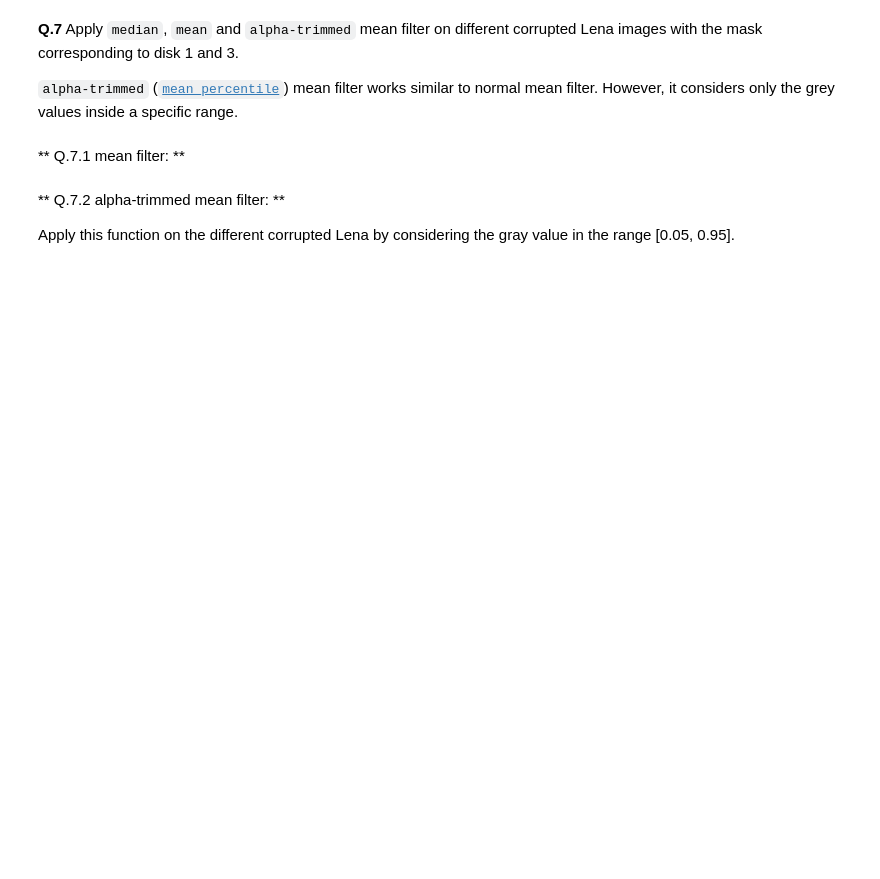
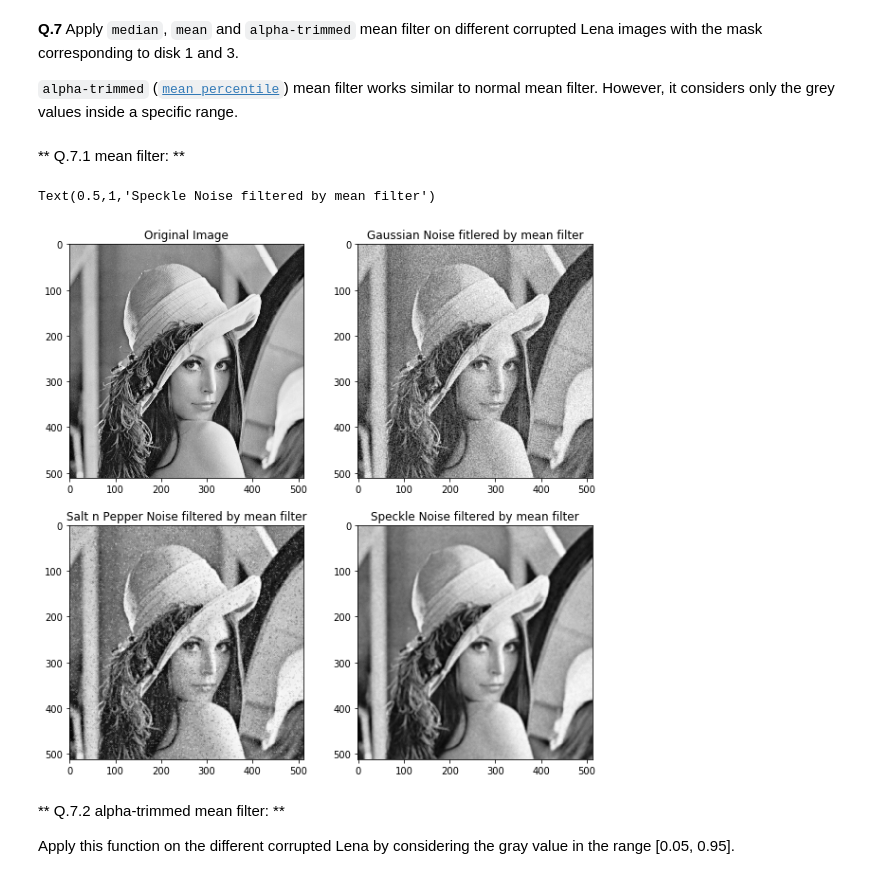
Before and after one commit to amjadkhan9686/B31XB-IIP-TP-1718, a Jupyter notebook: 4-filter-spatial-domain/4-spatial-filter.ipynb, the cells around one changed output. Saved outputs shown, nothing was run; the diff lists cells and outputs as text; code cells hidden in the pictures; blank space fills up the shorter version.

```diff
--- a/4-filter-spatial-domain/4-spatial-filter.ipynb
+++ b/4-filter-spatial-domain/4-spatial-filter.ipynb
@@ -232,6 +294,28 @@ from skimage import util
  `alpha-trimmed` ([`mean_percentile`](http://scikit-image.org/docs/dev/api/skimage.filters.rank.html#skimage.filters.rank.mean_percentile)) mean filter works similar to normal mean filter. However, it considers only the grey values inside a specific range.
 # %% [markdown]
 ** Q.7.1 mean filter: **
+# %%
+mean_filt_im1 = filters.rank.mean(lena_gn_im, disk(1))
+mean_filt_im2 = filters.rank.mean(lena_snp_im, disk(2))
+mean_filt_im3 = filters.rank.mean(lena_spkle_im, disk(3))
+
+fig, axes = plt.subplots(nrows=2, ncols=2, figsize=(10, 10))
+ax0, ax1, ax2, ax3 = axes.ravel()
+
+ax0.imshow(lena_im, cmap = cm.Greys_r)
+ax0.set_title('Original Image')
+
+ax1.imshow(mean_filt_im1, cmap = cm.Greys_r)
+ax1.set_title('Gaussian Noise fitlered by mean filter')
+
+ax2.imshow(mean_filt_im2, cmap = cm.Greys_r)
+ax2.set_title('Salt n Pepper Noise filtered by mean filter')
+
+ax3.imshow(mean_filt_im3, cmap = cm.Greys_r)
+ax3.set_title('Speckle Noise filtered by mean filter')
+# %% [output]
+Text(0.5,1,'Speckle Noise filtered by mean filter')
+[figure, added]
 # %% [markdown]
 ** Q.7.2 alpha-trimmed mean filter: **
 
```
Also changed, not shown: parts of 6 cells of this notebook.
